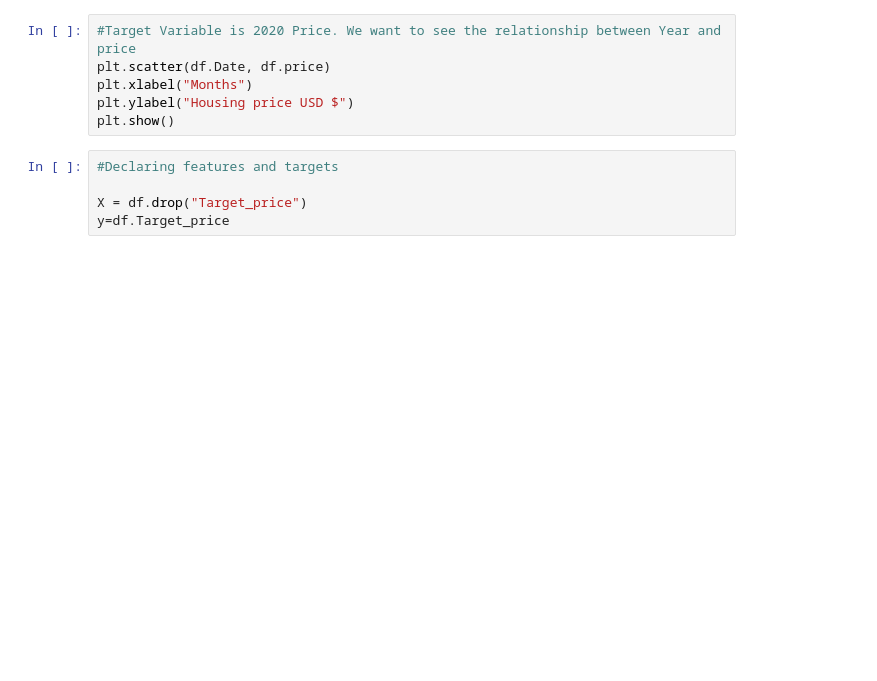
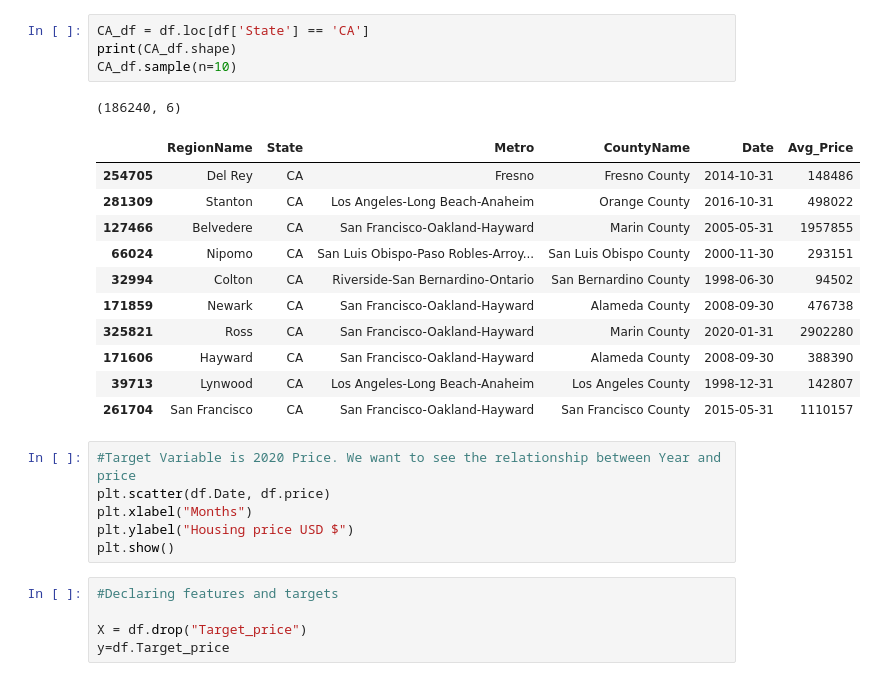
Before and after one commit to Jopinson/COVID19_Property_Pandemic, a Jupyter notebook: notebooks/modeling/Covid-Housing-ML.ipynb, the cells around one changed output. Saved outputs shown, nothing was run; the diff lists cells and outputs as text; blank space fills up the shorter version.

```diff
--- a/notebooks/modeling/Covid-Housing-ML.ipynb
+++ b/notebooks/modeling/Covid-Housing-ML.ipynb
@@ -22,3 +137,20 @@ CA_df.sample(n=5)
+# %%
+CA_df = df.loc[df['State'] == 'CA']
+print(CA_df.shape)
+CA_df.sample(n=10)
+# %% [output]
+(186240, 6)
+|  | RegionName | State | Metro | CountyName | Date | Avg_Price |
+| 254705 | Del Rey | CA | Fresno | Fresno County | 2014-10-31 | 148486 |
+| 281309 | Stanton | CA | Los Angeles-Long Beach-Anaheim | Orange County | 2016-10-31 | 498022 |
+| 127466 | Belvedere | CA | San Francisco-Oakland-Hayward | Marin County | 2005-05-31 | 1957855 |
+| 66024 | Nipomo | CA | San Luis Obispo-Paso Robles-Arroy... | San Luis Obispo County | 2000-11-30 | 293151 |
+| 32994 | Colton | CA | Riverside-San Bernardino-Ontario | San Bernardino County | 1998-06-30 | 94502 |
+| 171859 | Newark | CA | San Francisco-Oakland-Hayward | Alameda County | 2008-09-30 | 476738 |
+| 325821 | Ross | CA | San Francisco-Oakland-Hayward | Marin County | 2020-01-31 | 2902280 |
+| 171606 | Hayward | CA | San Francisco-Oakland-Hayward | Alameda County | 2008-09-30 | 388390 |
+| 39713 | Lynwood | CA | Los Angeles-Long Beach-Anaheim | Los Angeles County | 1998-12-31 | 142807 |
+| 261704 | San Francisco | CA | San Francisco-Oakland-Hayward | San Francisco County | 2015-05-31 | 1110157 |
 # %%
 #Target Variable is 2020 Price. We want to see the relationship between Year and price
 plt.scatter(df.Date, df.price)
```
Also changed, not shown: parts of 16 cells of this notebook.
